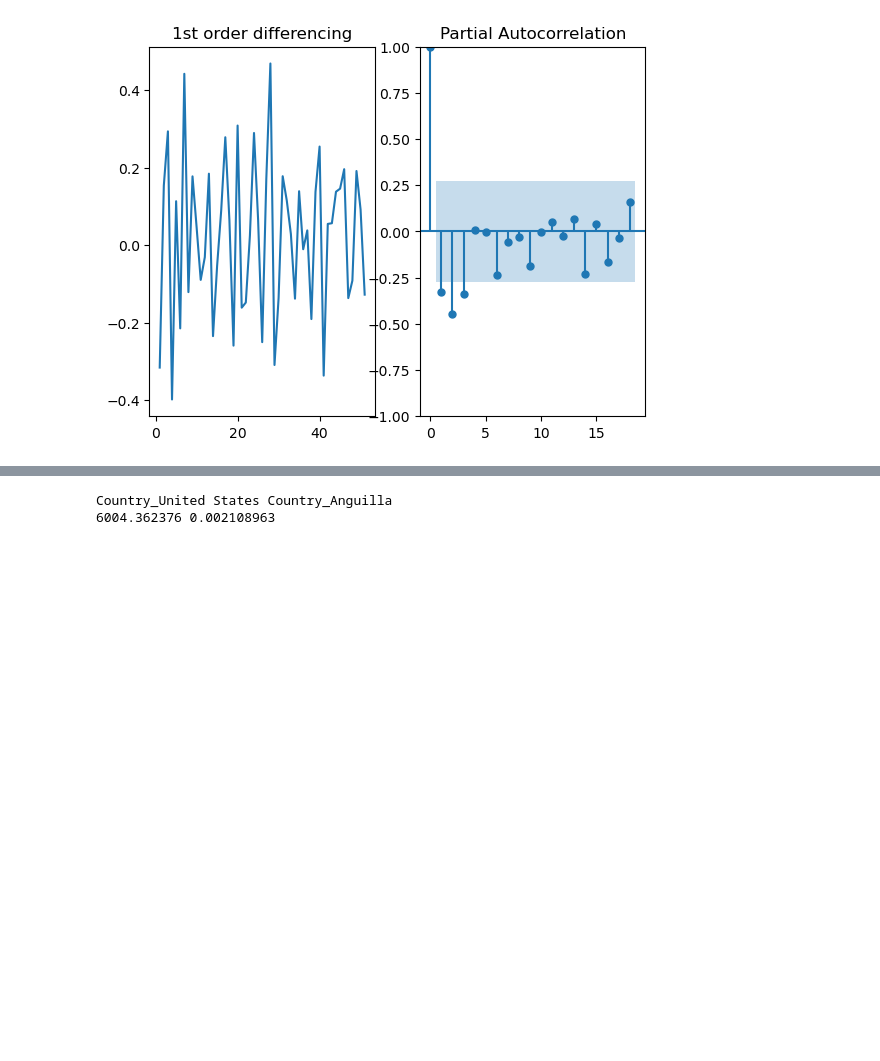
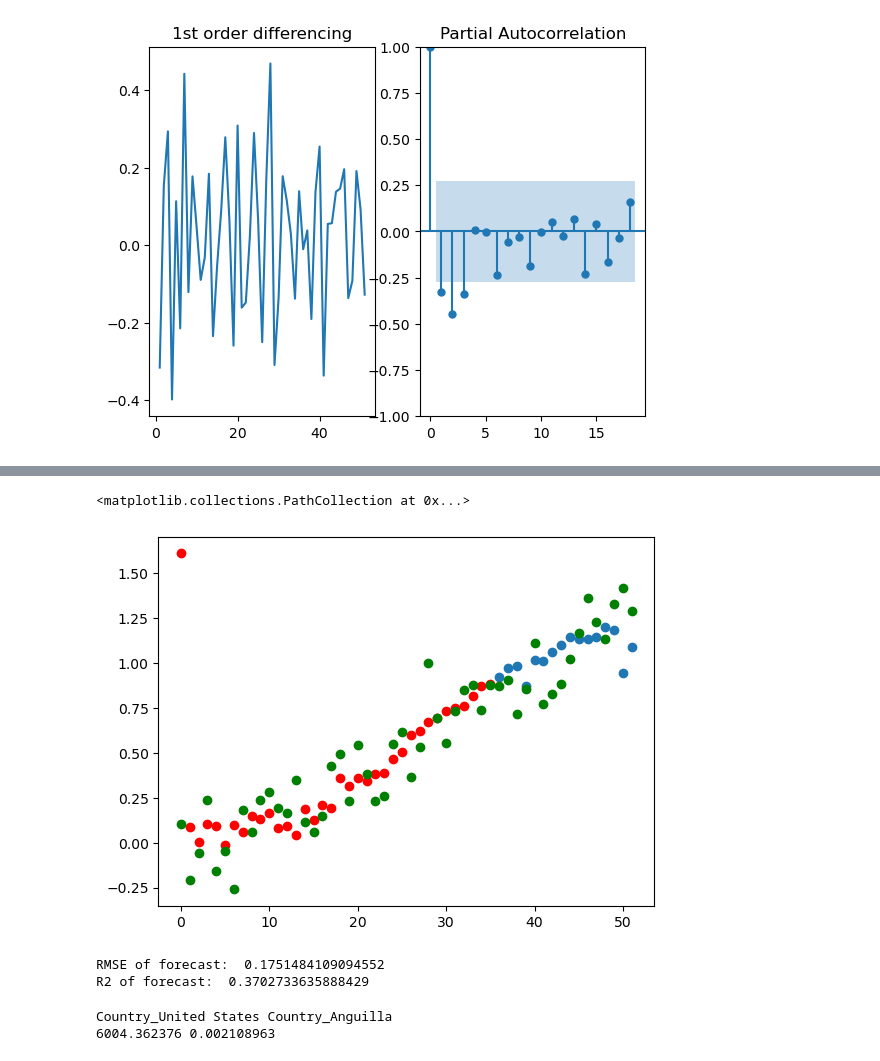
Before and after one commit to Elle0-0/Epic_3, a Jupyter notebook: models/arimax.ipynb, the cells around one changed output, grey strips where cells are left out. Saved outputs shown, nothing was run; the diff lists cells and outputs as text; code cells hidden in the pictures; blank space fills up the shorter version.

```diff
--- a/models/arimax.ipynb
+++ b/models/arimax.ipynb
@@ -99,3 +127,31 @@ plt.show()
+# %%
+forecast = model.forecast(steps=len(test_data), exog=test_data.Co2)
+
+# Plot the forecasted / test data
+plt.scatter(forecast.index, forecast)
+
+# plot the previously trained data as interpreted by the model
+plt.scatter(p.index, p.tolist(), color="red")
+
+
+plt.scatter(data.Year-1970, data.Temperature, color="green")
+# %% [output]
+<matplotlib.collections.PathCollection at 0x...>
+[figure, added]
+# %%
+# Determine the accuracy of the future predictions based on the actual data we have for the future
+
+from sklearn.metrics import mean_squared_error, r2_score
+from math import sqrt
+
+rmse = sqrt(mean_squared_error(test_data.Temperature, forecast))
+r2 = r2_score(test_data.Temperature, forecast)
+
+print("RMSE of forecast: ", rmse)
+print("R2 of forecast: ", r2)
+# %% [output]
+RMSE of forecast:  0.1751484109094552
+R2 of forecast:  0.3702733635888429
 # %%
 data = pd.read_csv('../datasets/one_hot_encoded/combined-data.csv')
 cc = [c for c in data.columns if c.startswith("Country_")]
```
Also changed, not shown: parts of 8 cells of this notebook, 8 other files.
